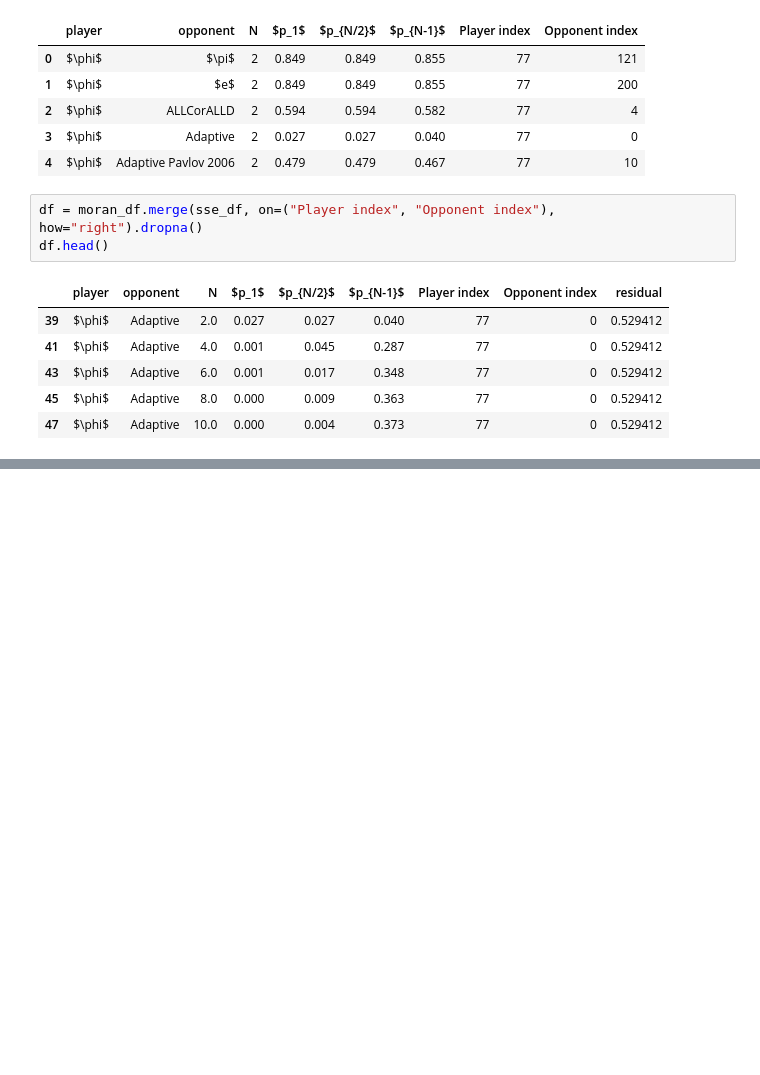
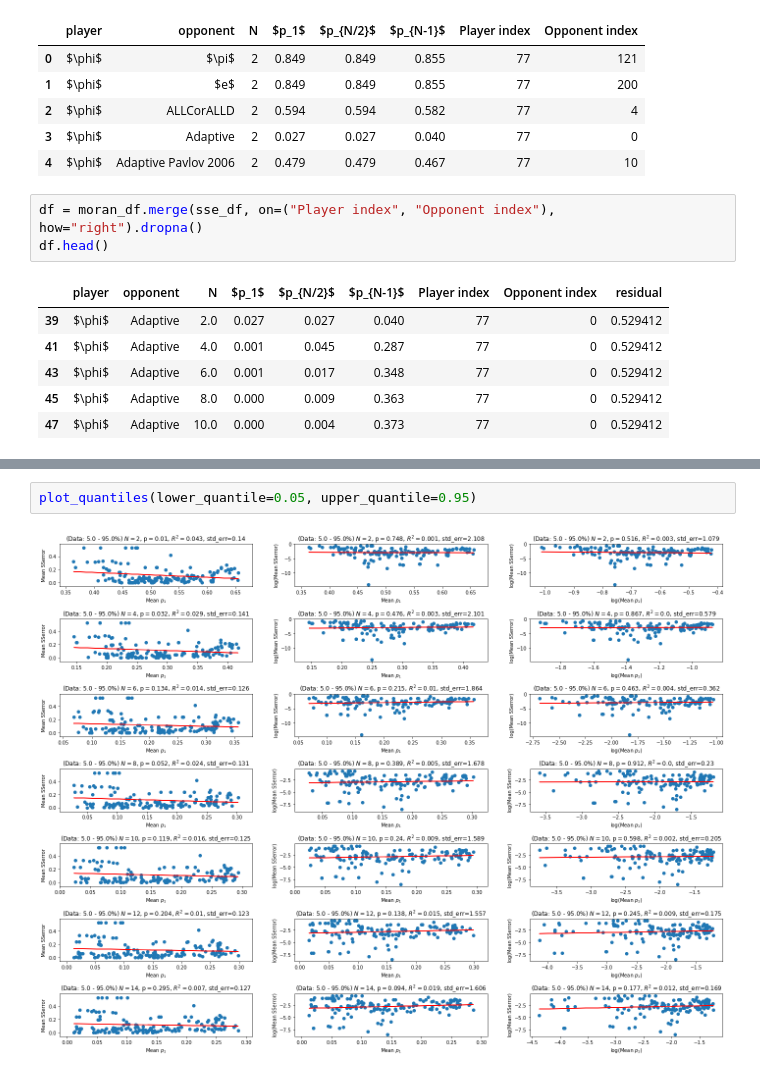
Before and after one commit to drvinceknight/testing_for_ZD, a Jupyter notebook: assets/img/comparing-fixation-to-sse/main.ipynb, the cells around one changed output, grey strips where cells are left out. Saved outputs shown, nothing was run; the diff lists cells and outputs as text; blank space fills up the shorter version.

```diff
--- a/assets/img/comparing-fixation-to-sse/main.ipynb
+++ b/assets/img/comparing-fixation-to-sse/main.ipynb
@@ -132,0 +184,4 @@ fig.tight_layout()
+# %%
+plot_quantiles(lower_quantile=0.05, upper_quantile=0.95)
+# %% [output]
+[figure, added]
```
Also changed, not shown: parts of 7 cells of this notebook.
